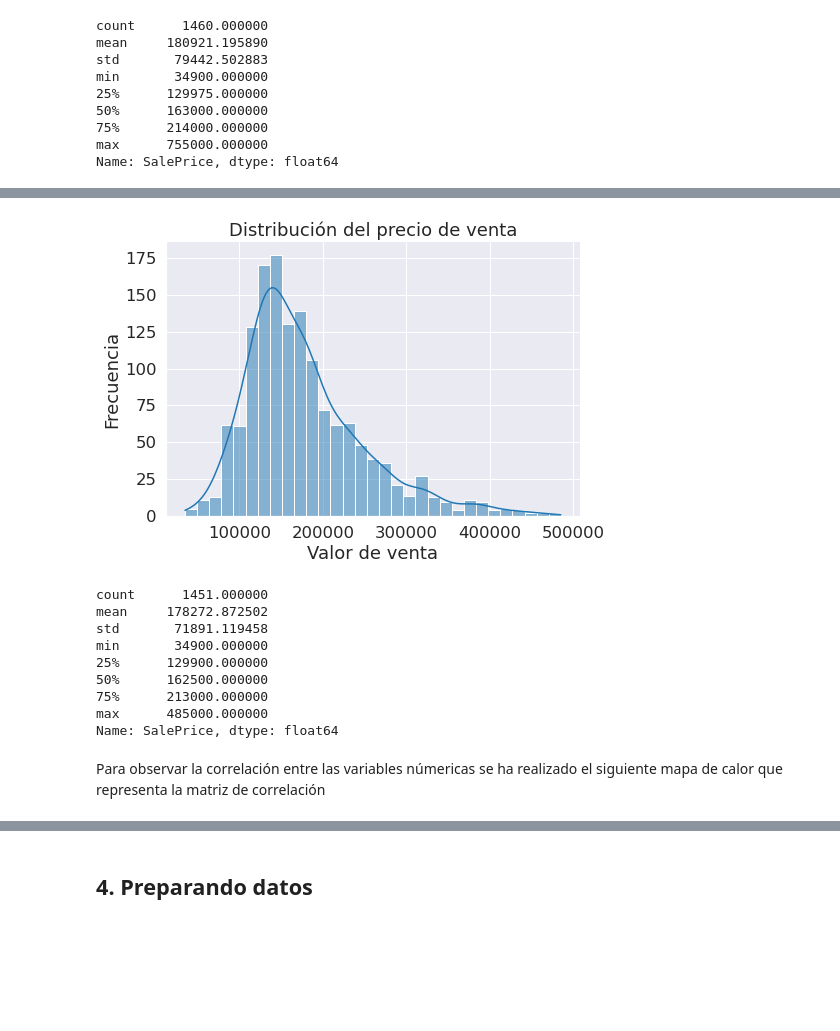
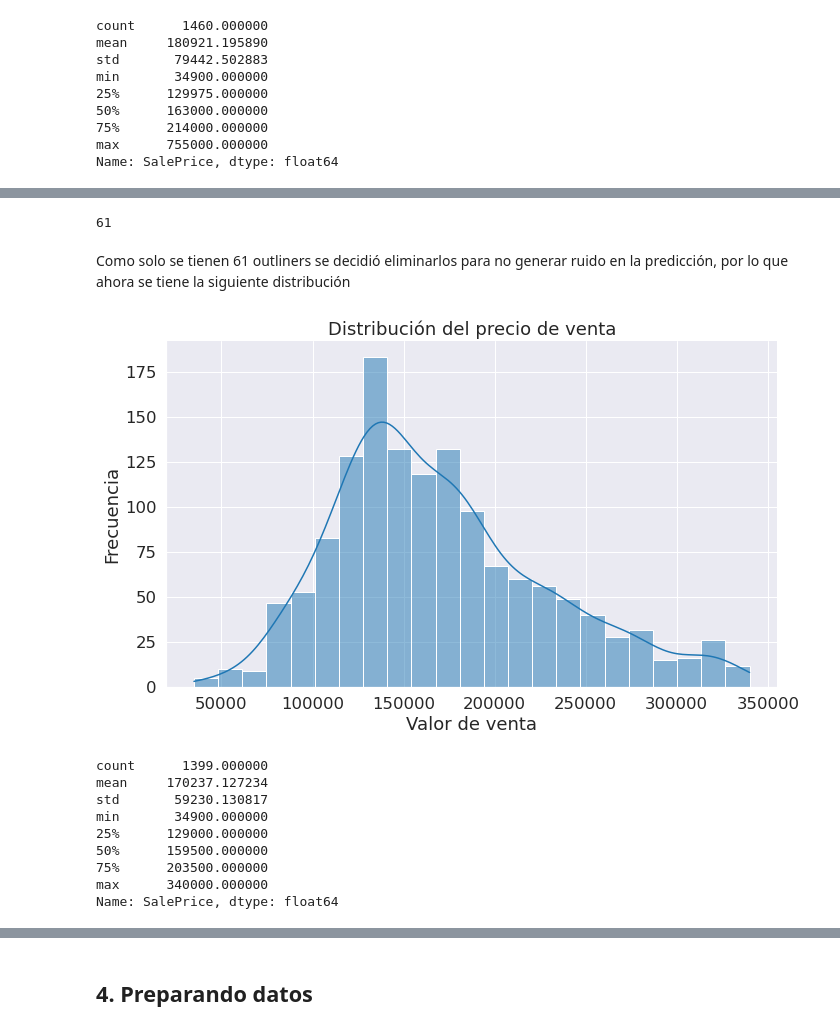
Before and after one commit to dzamarronf/House-Prices-, a Jupyter notebook: notebooks/Analisis.ipynb, the cells around one changed output, grey strips where cells are left out. Saved outputs shown, nothing was run; the diff lists cells and outputs as text; code cells hidden in the pictures; blank space fills up the shorter version.

```diff
--- a/notebooks/Analisis.ipynb
+++ b/notebooks/Analisis.ipynb
@@ -127,23 +147,37 @@ Como solo se tienen 9 valores, entonces se ha decidido eliminar estas filas con
+# %%
+def outlier(data, variable):
+    q1 = data[variable].quantile(0.25)
+    q3 = data[variable].quantile(0.75)
+    iqr = q3 - q1
+    lower = q1 - (1.5 * iqr)
+    upper = q3 + (1.5 * iqr)
+    ind_outliers = data[(data[variable] < lower) | (data[variable] > upper)][variable].index
+    return ind_outliers
+# %%
+ind_outliers_SP = outlier(df_train, 'SalePrice')
+print(len(ind_outliers_SP))
+# %% [output]
+61
+# %% [markdown]
+Como solo se tienen 61 outliners se decidió eliminarlos para no generar ruido en la predicción, por lo que ahora se tiene la siguiente distribución
 # %%
-df_train = df_train[df_train['SalePrice'] < 500000]
-sns.displot(df_train['SalePrice'], kde=True, height=5, aspect=1.5)
+df_train_clean = df_train.drop(ind_outliers_SP)
+sns.displot(data=df_train_clean, x='SalePrice', kde=True, height=6, aspect=1.7)
 plt.title('Distribución del precio de venta')
 plt.xlabel('Valor de venta')
 plt.ylabel('Frecuencia')
 plt.show()
 # %% [output]
-[figure, old version]
+[figure, new version]
 # %%
-df_train['SalePrice'].describe()
+df_train_clean['SalePrice'].describe()
 # %% [output]
-count      1451.000000
-mean     178272.872502
-std       71891.119458
+count      1399.000000
+mean     170237.127234
+std       59230.130817
 min       34900.000000
-25%      129900.000000
-50%      162500.000000
-75%      213000.000000
-max      485000.000000
+25%      129000.000000
+50%      159500.000000
+75%      203500.000000
+max      340000.000000
 Name: SalePrice, dtype: float64
-# %% [markdown]
-Para observar la correlación entre las variables númericas se ha realizado el siguiente mapa de calor que representa la matriz de correlación
```
Also changed, not shown: parts of 79 cells of this notebook, 2 other files.
